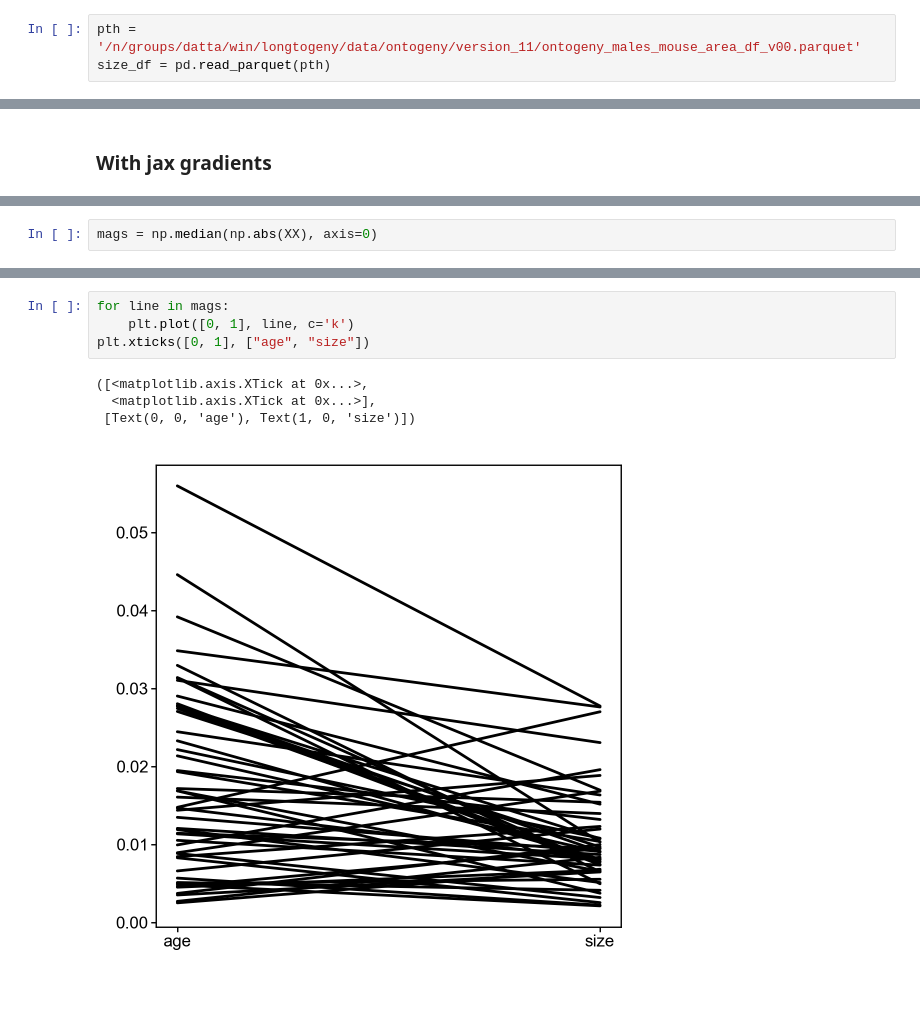
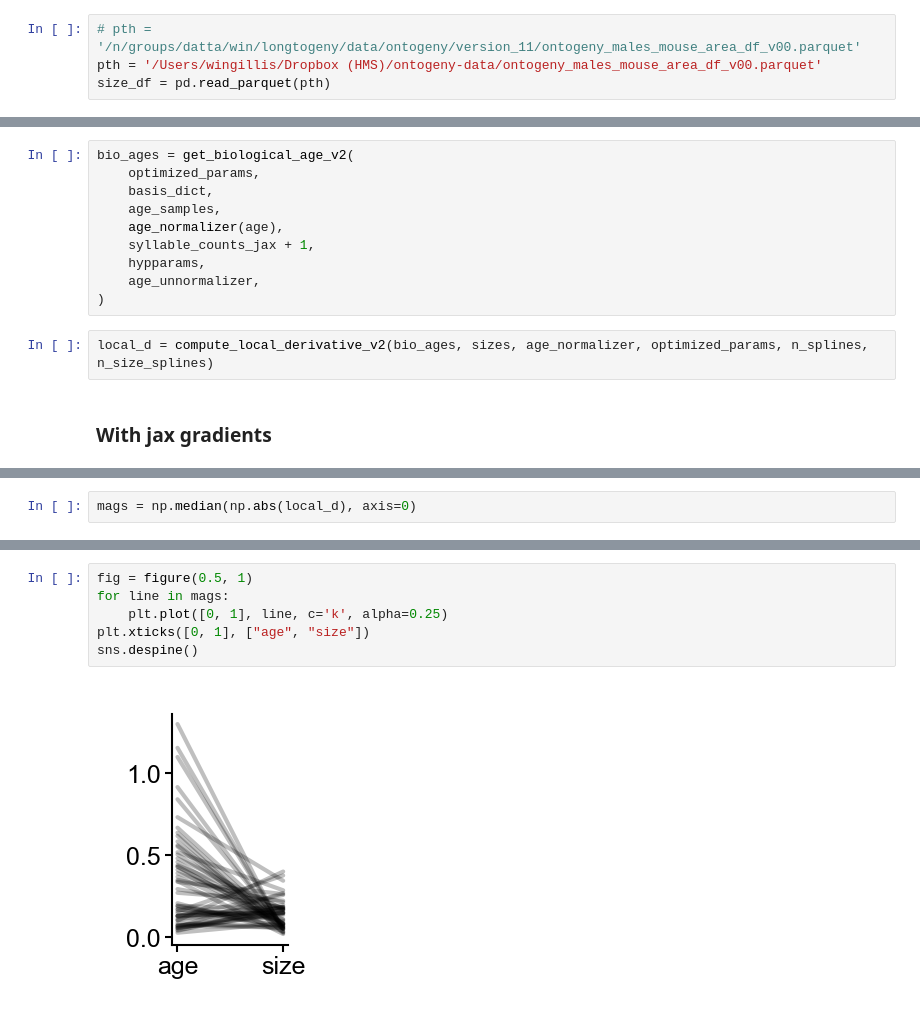
Before and after one commit to dattalab/ontogeny-of-behavior, a Jupyter notebook: notebooks/exploration/win/biological-clock-models/2024-02-04-cv-param-scan.ipynb, the cells around one changed output, grey strips where cells are left out. Cells and saved outputs as stored; diff of their text form; blank space fills up the shorter version.

Commit message:
incorporated size model into codebase

```diff
--- a/notebooks/exploration/win/biological-clock-models/2024-02-04-cv-param-scan.ipynb
+++ b/notebooks/exploration/win/biological-clock-models/2024-02-04-cv-param-scan.ipynb
@@ -334,7 +258,8 @@ plt.plot(np.mean(np.abs(XX), axis=0))
 # %% [markdown]
 ## Add mouse size into fitting procedure
 # %%
-pth = '/n/groups/datta/win/longtogeny/data/ontogeny/version_11/ontogeny_males_mouse_area_df_v00.parquet'
+# pth = '/n/groups/datta/win/longtogeny/data/ontogeny/version_11/ontogeny_males_mouse_area_df_v00.parquet'
+pth = '/Users/wingillis/Dropbox (HMS)/ontogeny-data/ontogeny_males_mouse_area_df_v00.parquet'
 size_df = pd.read_parquet(pth)
 # %%
 def zscore(ser: pd.Series):
@@ -592,2 +440,14 @@ n_splines 5 ll -224049.6
+# %%
+bio_ages = get_biological_age_v2(
+    optimized_params,
+    basis_dict,
+    age_samples,
+    age_normalizer(age),
+    syllable_counts_jax + 1,
+    hypparams,
+    age_unnormalizer,
+)
+# %%
+local_d = compute_local_derivative_v2(bio_ages, sizes, age_normalizer, optimized_params, n_splines, n_size_splines)
 # %% [markdown]
 ### With jax gradients
@@ -656,3 +454,3 @@ XX.shape
 # %%
-mags = np.median(np.abs(XX), axis=0)
+mags = np.median(np.abs(local_d), axis=0)
 # %%
@@ -664,11 +465,10 @@ plt.colorbar()
 # %%
+fig = figure(0.5, 1)
 for line in mags:
-    plt.plot([0, 1], line, c='k')
+    plt.plot([0, 1], line, c='k', alpha=0.25)
 plt.xticks([0, 1], ["age", "size"])
+sns.despine()
 # %% [output]
-([<matplotlib.axis.XTick at 0x...>,
-  <matplotlib.axis.XTick at 0x...>],
- [Text(0, 0, 'age'), Text(1, 0, 'size')])
-[figure, old version]
+[figure, new version]
 # %%
 figure(2.75, 1.25)
```
Also changed, not shown: parts of 36 cells of this notebook, 1 other file.
